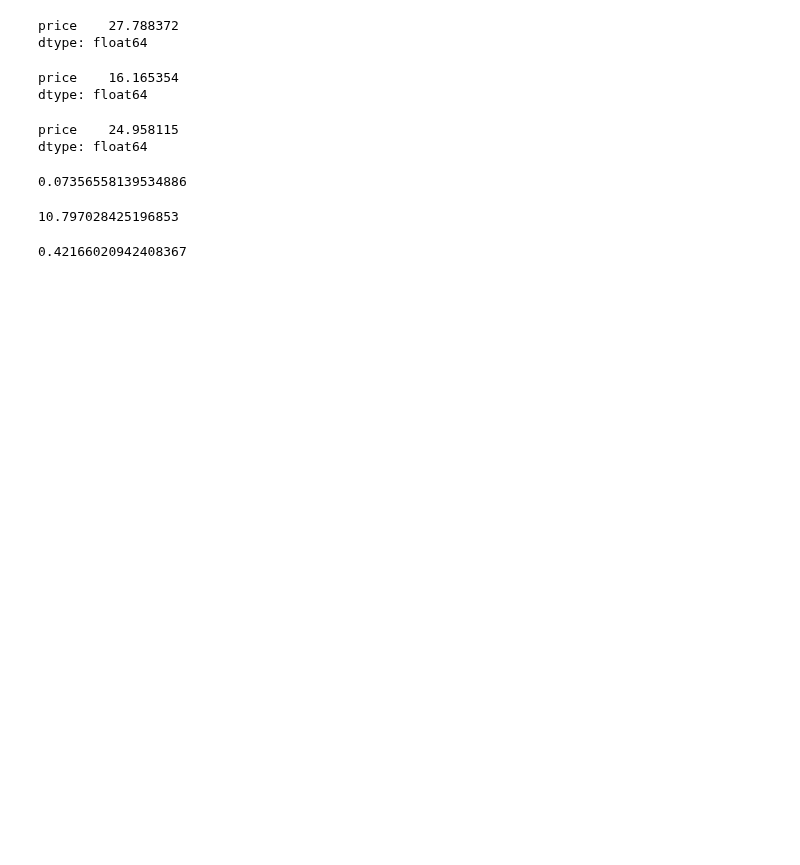
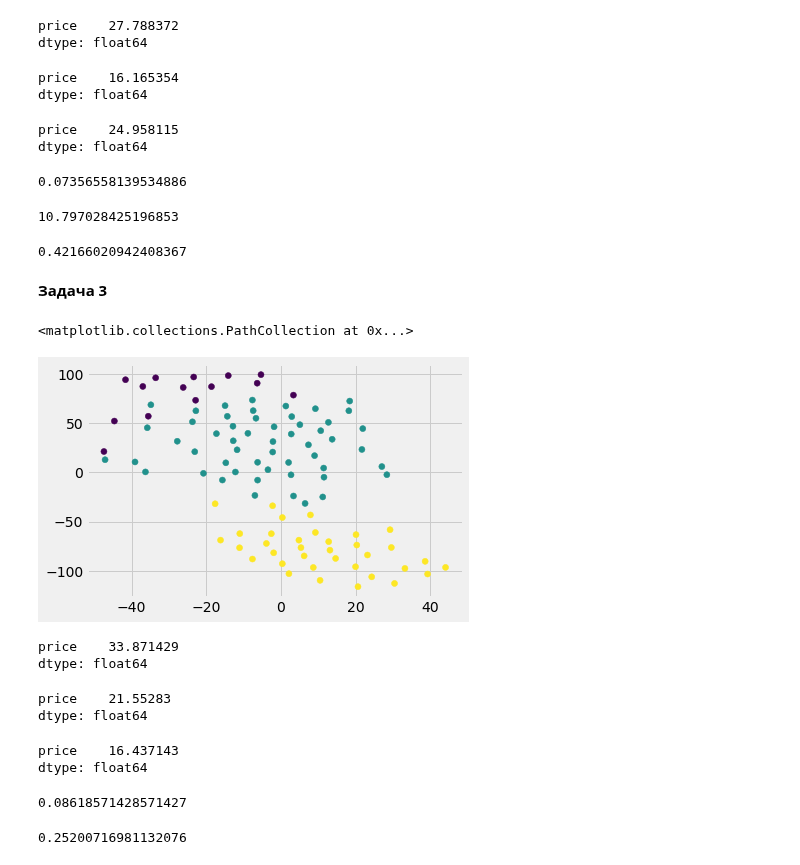
Before and after one commit to daranest541/python_data_science, a Jupyter notebook: lesson_10/homework_lesson_10.ipynb, the cells around one changed output. Cells and saved outputs as stored; diff of their text form; code cells hidden in the pictures; blank space fills up the shorter version.

```diff
--- a/lesson_10/homework_lesson_10.ipynb
+++ b/lesson_10/homework_lesson_10.ipynb
@@ -85,3 +87,37 @@ X_train.loc[kmeans_train==1, 'CRIM'].mean()
 X_train.loc[kmeans_train==2, 'CRIM'].mean()
 # %% [output]
 0.42166020942408367
+# %% [markdown]
+**Задача 3**
+# %%
+kmeans_test = kmeans.fit_predict(X_test_scaled)
+# %%
+X_test_tsne = tsne.fit_transform(X_test_scaled)
+# %%
+plt.scatter(X_test_tsne[:, 0], X_test_tsne[:, 1], c=kmeans_test)
+# %% [output]
+<matplotlib.collections.PathCollection at 0x...>
+[figure, added]
+# %%
+y_test[kmeans_test==0].mean()
+# %% [output]
+price    33.871429
+dtype: float64
+# %%
+y_test[kmeans_test==1].mean()
+# %% [output]
+price    21.55283
+dtype: float64
+# %%
+y_test[kmeans_test==2].mean()
+# %% [output]
+price    16.437143
+dtype: float64
+# %%
+X_test.loc[kmeans_test==0, 'CRIM'].mean()
+# %% [output]
+0.08618571428571427
+# %%
+X_test.loc[kmeans_test==1, 'CRIM'].mean()
+# %% [output]
+0.25200716981132076
```
Also changed, not shown: parts of 2 cells of this notebook.
